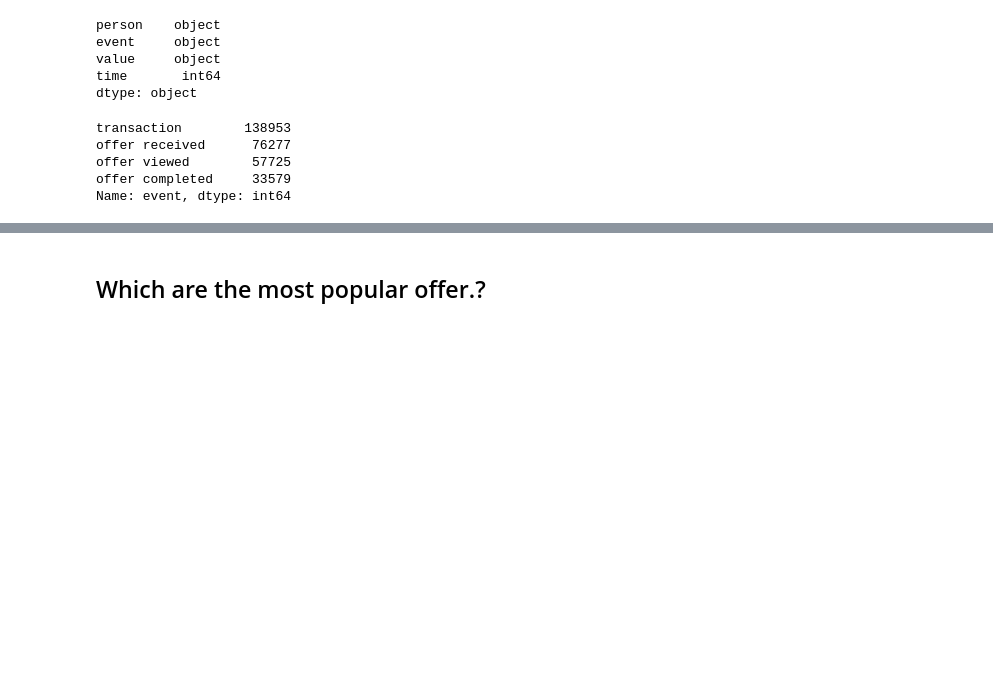
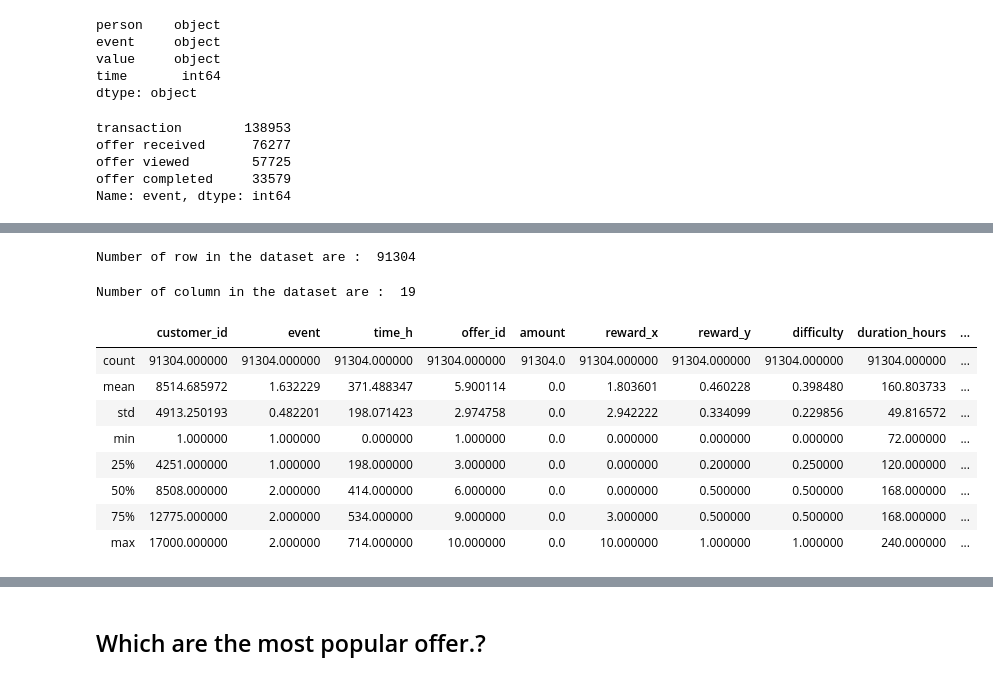
Before and after one commit to ashwanisng/Starbucks-Capstone, a Jupyter notebook: Starbucks Capstone.ipynb, the cells around one changed output, grey strips where cells are left out. Cells and saved outputs as stored; diff of their text form; code cells hidden in the pictures; blank space fills up the shorter version.

```diff
--- a/Starbucks Capstone.ipynb
+++ b/Starbucks Capstone.ipynb
@@ -746,0 +1286,8 @@ plt.grid();
+# %%
+# chnage the categorical value to numerical value
+
+
+events = transcript_df['event'].astype('category').cat.categories.tolist()
+
+
+chnage_map_events = {'event' : {k: v for k,v in zip(events,list(range(1,len(events)+1)))}}
@@ -746,0 +1301,5 @@ plt.grid();
+# %%
+# replace categorical labels in 'event' column with numerical labels
+
+
+transcript_df.replace(chnage_map_events, inplace=True)
@@ -746,0 +1308,5 @@ plt.grid();
+# %%
+# chnage the categeorical value to numerical value
+
+
+transcript_df.replace(chnage_map_offer_ids, inplace=True)
@@ -746,0 +1338,7 @@ plt.grid();
+# %%
+# merge all the dataset
+
+
+combine_df =transcript_df.merge(portfolio_df,how='left',on='offer_id')
+
+combine_df = combine_df.merge(profile_df,how ='left', on = 'customer_id')
@@ -746,0 +1377,26 @@ plt.grid();
+# %%
+# Number of row in the dataset
+
+print("Number of row in the dataset are : ", combine_df.shape[0])
+# %% [output]
+Number of row in the dataset are :  91304
+# %%
+# Number of column in the dataset
+
+print("Number of column in the dataset are : ", combine_df.shape[1])
+# %% [output]
+Number of column in the dataset are :  19
+# %%
+# desccribe
+
+combine_df.describe()
+# %% [output]
+|  | customer_id | event | time_h | offer_id | amount | reward_x | reward_y | difficulty | duration_hours | ... |
+| count | 91304.000000 | 91304.000000 | 91304.000000 | 91304.000000 | 91304.0 | 91304.000000 | 91304.000000 | 91304.000000 | 91304.000000 | ... |
+| mean | 8514.685972 | 1.632229 | 371.488347 | 5.900114 | 0.0 | 1.803601 | 0.460228 | 0.398480 | 160.803733 | ... |
+| std | 4913.250193 | 0.482201 | 198.071423 | 2.974758 | 0.0 | 2.942222 | 0.334099 | 0.229856 | 49.816572 | ... |
+| min | 1.000000 | 1.000000 | 0.000000 | 1.000000 | 0.0 | 0.000000 | 0.000000 | 0.000000 | 72.000000 | ... |
+| 25% | 4251.000000 | 1.000000 | 198.000000 | 3.000000 | 0.0 | 0.000000 | 0.200000 | 0.250000 | 120.000000 | ... |
+| 50% | 8508.000000 | 2.000000 | 414.000000 | 6.000000 | 0.0 | 0.000000 | 0.500000 | 0.500000 | 168.000000 | ... |
+| 75% | 12775.000000 | 2.000000 | 534.000000 | 9.000000 | 0.0 | 3.000000 | 0.500000 | 0.500000 | 168.000000 | ... |
+| max | 17000.000000 | 2.000000 | 714.000000 | 10.000000 | 0.0 | 10.000000 | 1.000000 | 1.000000 | 240.000000 | ... |
```
Also changed, not shown: parts of 289 cells of this notebook, 3 other files.
